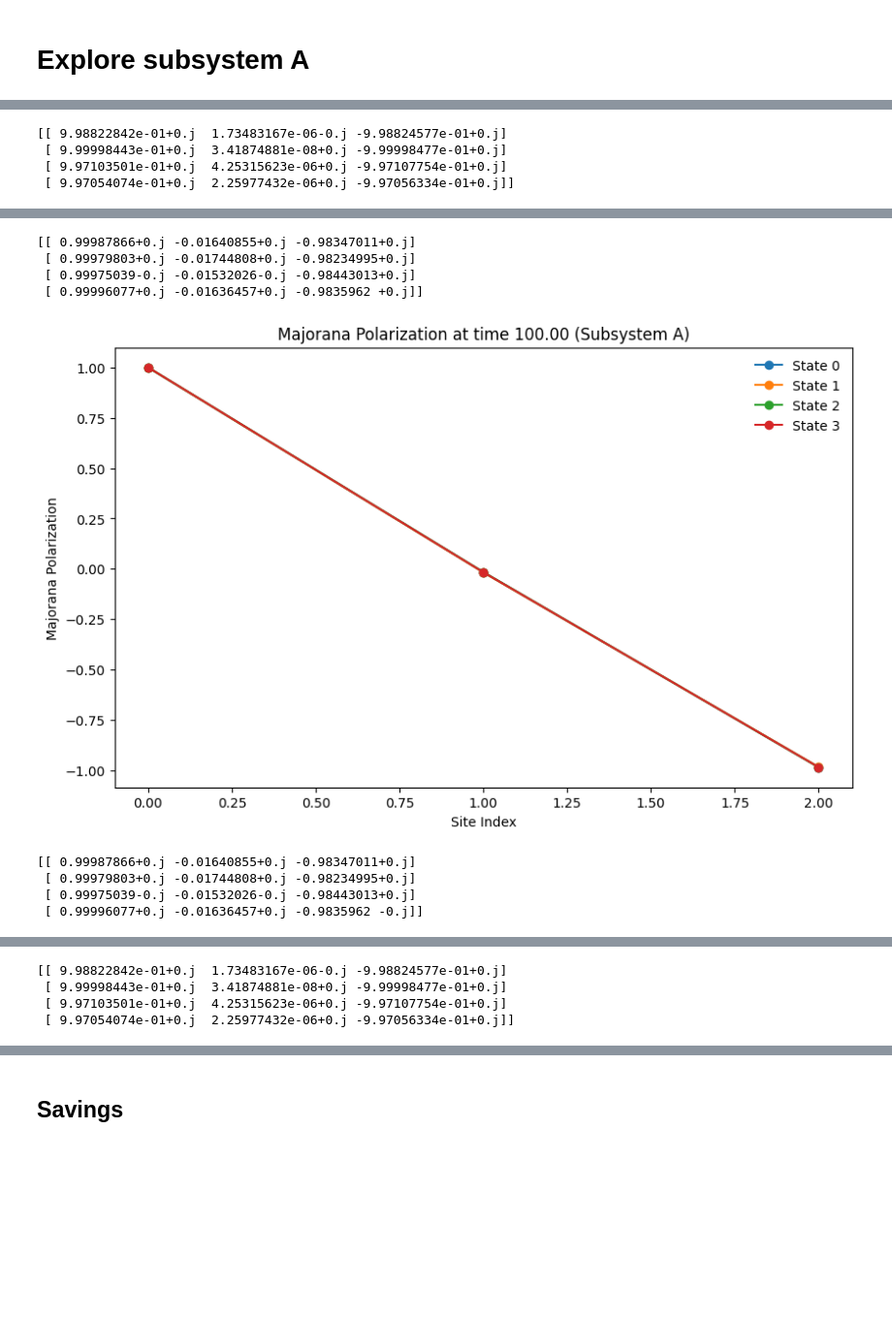
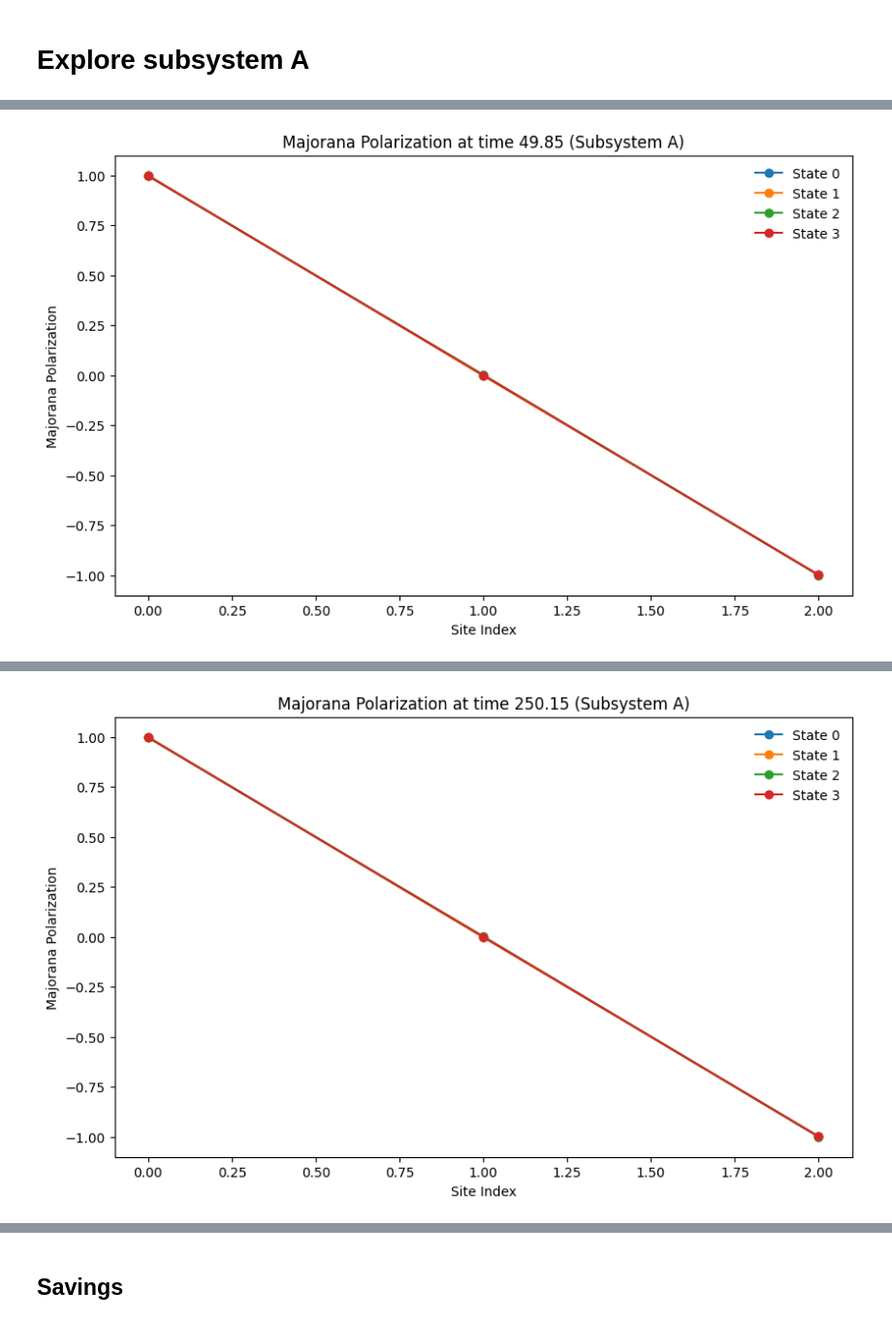
Before and after one commit to hishemok/MasterThesis, a Jupyter notebook: src/braiding/braiding.ipynb, the cells around one changed output, grey strips where cells are left out. Shown at 97% size. Drawn from its saved outputs; the diff is of its cells as text; code cells hidden in the pictures; blank space fills up the shorter version.

```diff
--- a/src/braiding/braiding.ipynb
+++ b/src/braiding/braiding.ipynb
@@ -732,7 +769,7 @@ def evolve_subsystem_A(Total_time, time_steps, n, dupes, params, tJ, dJ, eps_det
         t = time_array[i]
 
         #Tune chemical potentials for detuning
-        detune_A = simple_delta_pulse(t, Total_time/2, 2*width, s, eps_detune_val, eps_detune_min)
+        detune_A = simple_delta_pulse(t, Total_time/2, 2*width, s, eps_detune_val, 0.0)
 
         tj_pulse_AB = simple_delta_pulse(t, Total_time/3, width, s, tJ, 0.0)
         tj_pulse_AC = simple_delta_pulse(t, 2*Total_time/3, width, s, tJ, 0.0)
@@ -742,34 +779,17 @@ def evolve_subsystem_A(Total_time, time_steps, n, dupes, params, tJ, dJ, eps_det
         tj_pulse_A = (tj_pulse_AB + tj_pulse_AC) / np.linalg.norm(2*tJ) * (tJ + dT) #- tJ
         dj_pulse_A = (tj_pulse_AB + tj_pulse_AC) / np.linalg.norm(2*tJ) * (dJ + dD) #- dJ
 
-
-        # dJ_pulse_AB = simple_delta_pulse(t, Total_time/3, width, s, dJ, 0.0)
-        # dJ_pulse_AC = simple_delta_pulse(t, 2*Total_time/3, width, s, dJ, 0.0)
-
         coups = [[(A, inner), (A, middle), tj_pulse_A, dj_pulse_A],
                  [(A, middle), (A, outer), tj_pulse_A, dj_pulse_A]
                  ]
         couplings.append(coups)
 
     dim = 2**big_N
-    # eigvals_even = np.zeros((time_steps, dim), dtype=complex)
-    # eigvecs_even = np.zeros((time_steps, dim, dim), dtype=complex)
-
-    # eigvals_odd = np.zeros((time_steps, dim), dtype=complex)
-    # eigvecs_odd = np.zeros((time_steps, dim, dim), dtype=complex)
 
     eigvals = np.zeros((time_steps, dim), dtype=complex)
     eigvecs = np.zeros((time_steps, dim, dim), dtype=complex)
     gap = np.zeros(time_steps, dtype=complex)
 
-
-    # P_op = total_parity(operators['num'])
-    # P_eigvals, P_eigvecs = np.linalg.eigh(P_op)
-    # even_idxs = np.where(P_eigvals > 0)[0]
-    # odd_idxs = np.where(P_eigvals < 0)[0]
-
-    # P_even = P_eigvecs[:, even_idxs]
-    # P_odd = P_eigvecs[:, odd_idxs]
 
     for i in tqdm(range(len(time_array))):
 
@@ -777,6 +797,9 @@ def evolve_subsystem_A(Total_time, time_steps, n, dupes, params, tJ, dJ, eps_det
                           couplings=couplings[i],
                           eps_detune=eps_detune[i],
                           operators=operators)
+        if i == 0:
+            print("Hamiltonian at t=0:")
+            print(H_t)
         eigvals_t, eigvecs_t = np.linalg.eigh(H_t)
         eigvals[i] = eigvals_t
         eigvecs[i] = eigvecs_t
@@ -875,52 +914,36 @@ def construct_Gamma_operators(j,n):
     Gamma_2 = 1j * (f_dag_j - f_j)
     return Gamma_1, Gamma_2
 
 
 def majorana_polarization(even_vecs, odd_vecs, n):
     M = np.zeros((even_vecs.shape[1], n), dtype=np.complex128)
 
     for j in range(n):
         Gamma_1, Gamma_2 = construct_Gamma_operators(j, n)
         for i in range(even_vecs.shape[1]):
             e = even_vecs[:,i]
             o = odd_vecs[:,i]
             term1 = np.vdot(o, Gamma_1 @ e)
             term2 = np.vdot(o, Gamma_2 @ e)
             M[i, j] = term1**2 + term2**2
     return M
 
 # majorana_ops_A = majorana_operators(3)
-times = [0, n_time_steps//3, 2*n_time_steps//3, n_time_steps-1]
+times = [0, n_time_steps//6, n_time_steps//3, 2*n_time_steps//3, 5*n_time_steps//6, n_time_steps-1]
 
 for idx, time_idx in enumerate(times):
-    M_A = majorana_polarization(even_vecs[idx], odd_vecs[idx], 3)
-    print(M_A)
+    M_A = majorana_polarization(eigvecs_even_A[idx], eigvecs_odd_A[idx], 3)
     plt.figure(figsize=(10,6))
     for i in range(M_A.shape[0]):
         plt.plot(range(3), M_A[i], 'o-', label=f'State {i}')
     plt.xlabel('Site Index')
     plt.ylabel('Majorana Polarization')
     plt.title(f'Majorana Polarization at time {time_array_A[time_idx]:.2f} (Subsystem A)')
     plt.legend(frameon=False)
     plt.show()
 # %% [output]
-[[ 9.98822842e-01+0.j  1.73483167e-06-0.j -9.98824577e-01+0.j]
- [ 9.99998443e-01+0.j  3.41874881e-08+0.j -9.99998477e-01+0.j]
- [ 9.97103501e-01+0.j  4.25315623e-06+0.j -9.97107754e-01+0.j]
- [ 9.97054074e-01+0.j  2.25977432e-06+0.j -9.97056334e-01+0.j]]
 [figure]
-[[ 0.99987866+0.j -0.01640855+0.j -0.98347011+0.j]
- [ 0.99979803+0.j -0.01744808+0.j -0.98234995+0.j]
- [ 0.99975039-0.j -0.01532026-0.j -0.98443013+0.j]
- [ 0.99996077+0.j -0.01636457+0.j -0.9835962 +0.j]]
-[figure, old version]
+[figure, new version]
-[[ 0.99987866+0.j -0.01640855+0.j -0.98347011+0.j]
- [ 0.99979803+0.j -0.01744808+0.j -0.98234995+0.j]
- [ 0.99975039-0.j -0.01532026-0.j -0.98443013+0.j]
- [ 0.99996077+0.j -0.01636457+0.j -0.9835962 -0.j]]
 [figure]
-[[ 9.98822842e-01+0.j  1.73483167e-06-0.j -9.98824577e-01+0.j]
- [ 9.99998443e-01+0.j  3.41874881e-08+0.j -9.99998477e-01+0.j]
- [ 9.97103501e-01+0.j  4.25315623e-06+0.j -9.97107754e-01+0.j]
- [ 9.97054074e-01+0.j  2.25977432e-06+0.j -9.97056334e-01+0.j]]
 [figure]
+[figure, added]
```
Also changed, not shown: parts of 25 cells of this notebook.
